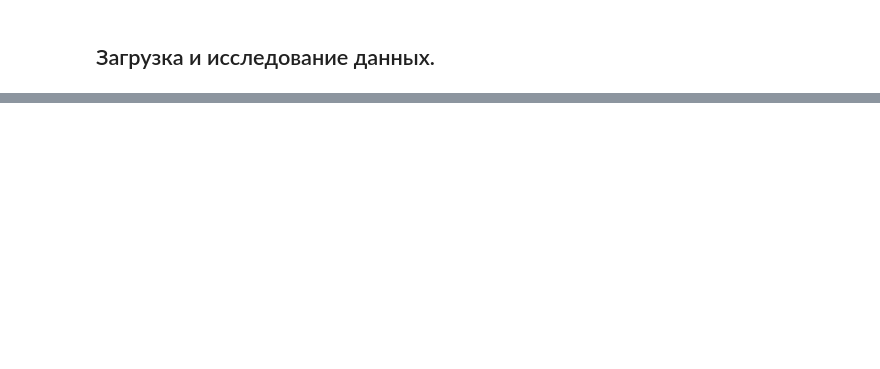
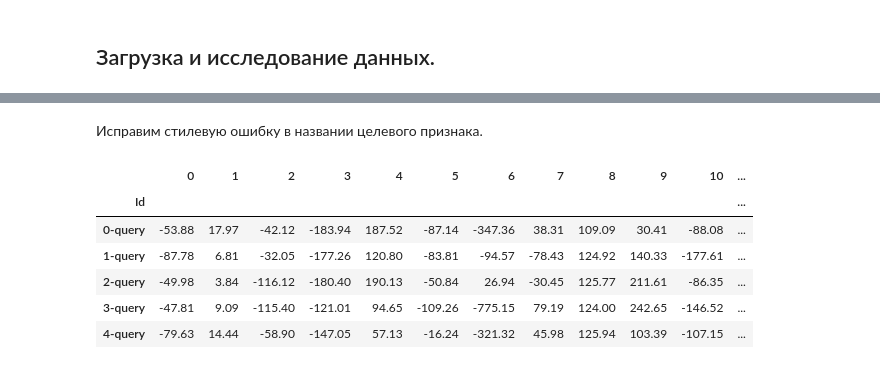
Before and after one commit to VeraLukashina/Product_Matching, a Jupyter notebook: product_matching.ipynb, the cells around one changed output, grey strips where cells are left out. Saved outputs shown, nothing was run; the diff lists cells and outputs as text; code cells hidden in the pictures; blank space fills up the shorter version.

```diff
--- a/product_matching.ipynb
+++ b/product_matching.ipynb
@@ -37,0 +88,13 @@ import sweetviz as sv
+# %% [markdown]
+Исправим стилевую ошибку в названии целевого признака.
+# %%
+data_train.columns = data_train.columns.str.lower()
+data_train.head()
+# %% [output]
+|  | 0 | 1 | 2 | 3 | 4 | 5 | 6 | 7 | 8 | 9 | 10 | ... |
+| Id |  |  |  |  |  |  |  |  |  |  |  | ... |
+| 0-query | -53.88 | 17.97 | -42.12 | -183.94 | 187.52 | -87.14 | -347.36 | 38.31 | 109.09 | 30.41 | -88.08 | ... |
+| 1-query | -87.78 | 6.81 | -32.05 | -177.26 | 120.80 | -83.81 | -94.57 | -78.43 | 124.92 | 140.33 | -177.61 | ... |
+| 2-query | -49.98 | 3.84 | -116.12 | -180.40 | 190.13 | -50.84 | 26.94 | -30.45 | 125.77 | 211.61 | -86.35 | ... |
+| 3-query | -47.81 | 9.09 | -115.40 | -121.01 | 94.65 | -109.26 | -775.15 | 79.19 | 124.00 | 242.65 | -146.52 | ... |
+| 4-query | -79.63 | 14.44 | -58.90 | -147.05 | 57.13 | -16.24 | -321.32 | 45.98 | 125.94 | 103.39 | -107.15 | ... |
```
Also changed, not shown: parts of 147 cells of this notebook, 3 other files.
